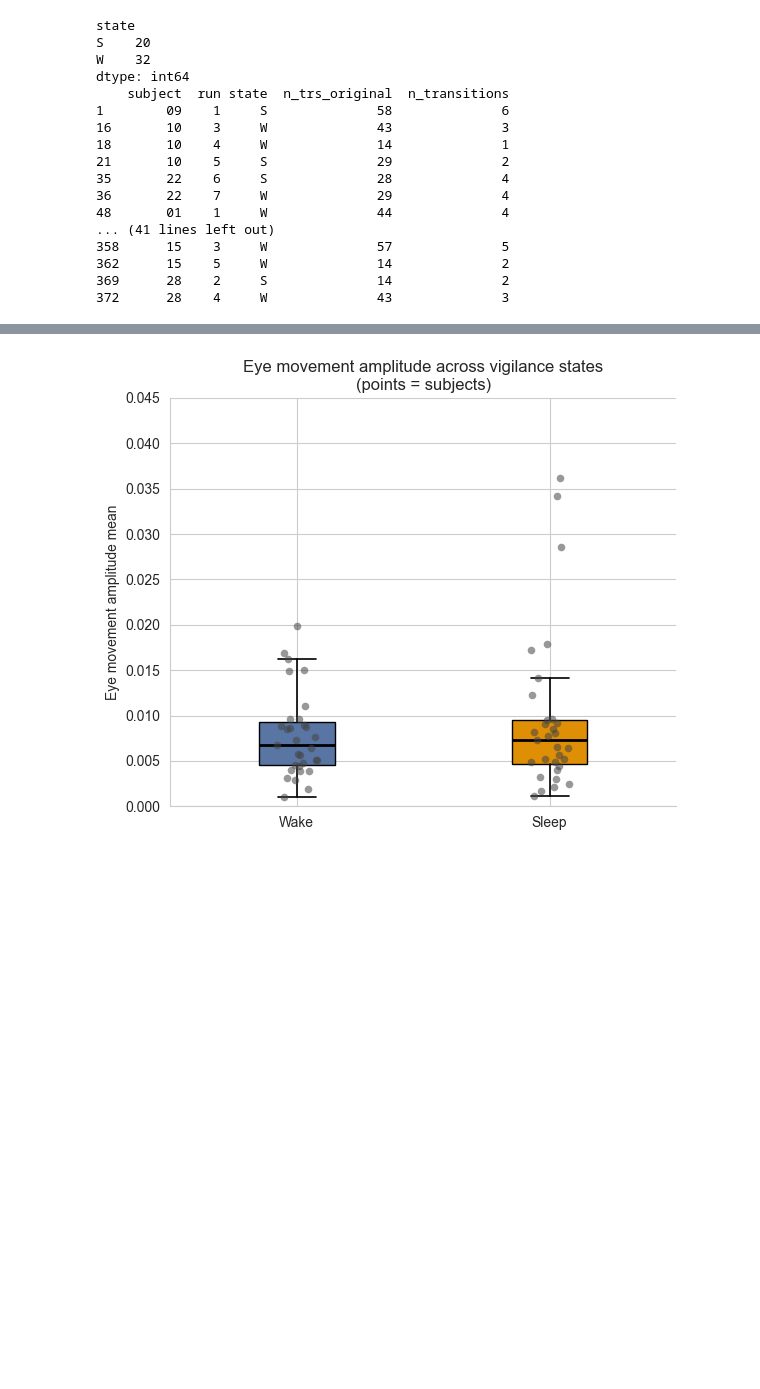
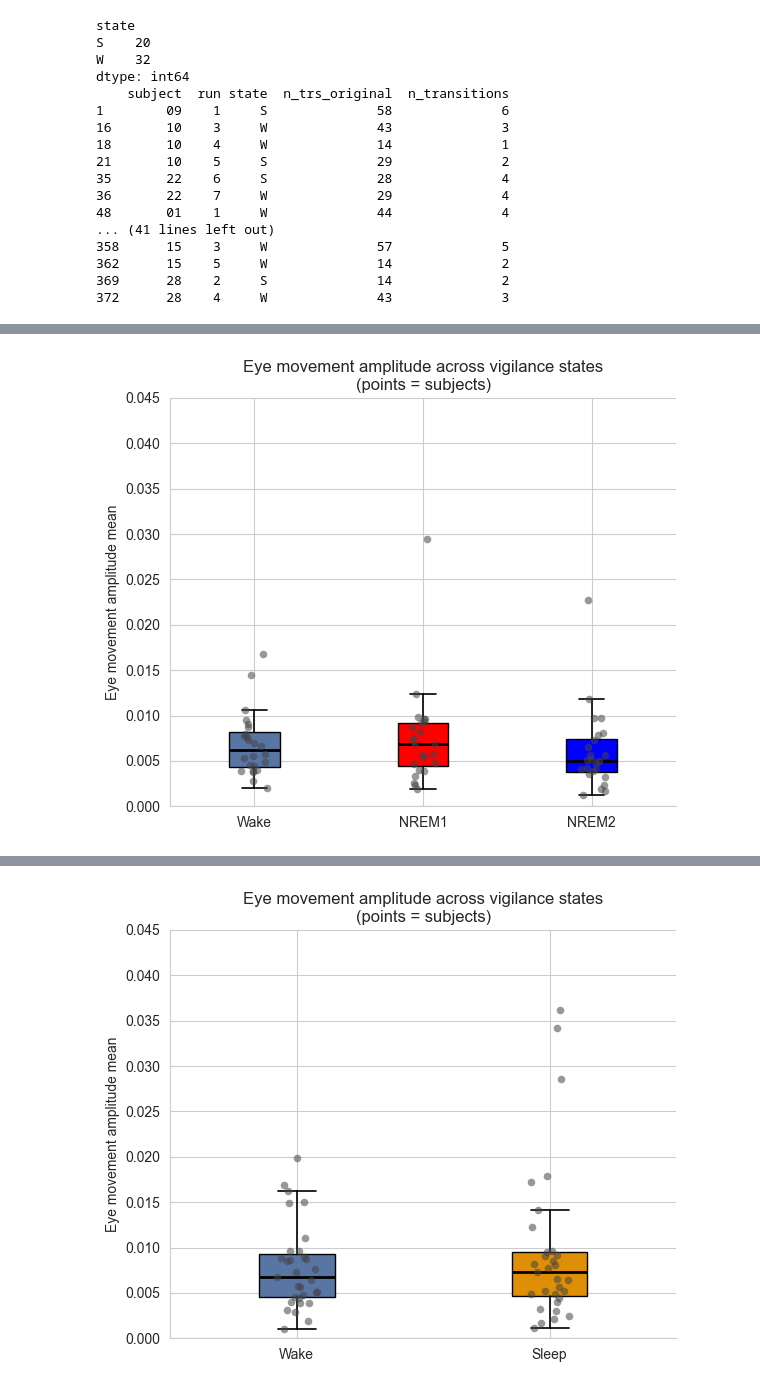
Before and after one commit to BCN-lab/sleepMReye, a Jupyter notebook: sleepmreye/notebooks/mreyemove_state_diffs.ipynb, the cells around one changed output, grey strips where cells are left out. Cells and saved outputs as stored; diff of their text form; code cells hidden in the pictures; blank space fills up the shorter version.

```diff
--- a/sleepmreye/notebooks/mreyemove_state_diffs.ipynb
+++ b/sleepmreye/notebooks/mreyemove_state_diffs.ipynb
@@ -779,0 +858,82 @@ Subjects with all three states: 20/27
+# %%
+import matplotlib.pyplot as plt
+import numpy as np
+from scipy import stats
+
+def get_state_values(subject_blocks, label, stat):
+    subjects = list(subject_blocks.keys())
+    result = []
+    for s in subjects:
+        blocks = [b for b, l in subject_blocks[s] if l == label]
+        if len(blocks) > 0:
+            result.append((s, stat(np.concatenate(blocks))))
+        else:
+            result.append((s, np.nan))
+    return result  # list of (subject, value) tuples, nan if no data
+
+state_values = {}
+for label in states:
+    state_values[label] = {s: v for s, v in get_state_values(subject_blocks_three_state, label, stat)}
+
+
+states = {"W": "Wake", "1": "NREM1", "2": "NREM2"} # "S": "Sleep",
+colors = {"W": "#5875a4ff", "1": "red", "2": "blue"} # "S": "#de8f05ff",
+
+for stat, desc in zip([np.mean, np.std, len], ["mean", "std", "len"]):
+    # Compute per-subject mean for each state
+    state_values = {}
+    for label in states:
+        state_values[label] = {s: v for s, v in get_state_values(subject_blocks_three_state, label, stat)}
+
+    fig, ax = plt.subplots(figsize=(6, 5))
+
+    # Boxplots
+    bp = ax.boxplot(
+        [np.array([v for v in state_values[l].values() if not np.isnan(v)]) for l in states],
+        positions=range(3),
+        widths=0.3,
+        patch_artist=True,
+        showfliers=False,
+        medianprops=dict(color='black', linewidth=2),
+        whiskerprops=dict(linewidth=1.2),
+        capprops=dict(linewidth=1.2),
+        flierprops=dict(marker='o', markersize=4, alpha=0.5),
+        zorder=2
+    )
+
+    for patch, label in zip(bp['boxes'], states):
+        patch.set_facecolor(colors[label])
+        patch.set_alpha(1)
+
+    # Per-subject lines
+    # subjects = list(subject_blocks_three_state.keys())
+    # for subject in subjects:
+    #     vals = [(j, state_values[l][subject]) for j, l in enumerate(states)
+    #             if not np.isnan(state_values[l][subject])]
+    #     if len(vals) > 1:
+    #         positions, values = zip(*vals)
+    #         ax.plot(positions, values, color="gray", alpha=0.2, linewidth=0.8, zorder=1)
+
+    # Jittered subject points
+    for j, label in enumerate(states):
+        valid = np.array([v for v in state_values[label].values() if not np.isnan(v)])
+        jitter = np.random.uniform(-0.08, 0.08, len(valid))
+        ax.scatter(
+            np.full(len(valid), j) + jitter,
+            valid,
+            color="#4444448c", alpha=0.55, s=30, zorder=3,
+            edgecolors='white', linewidths=0
+        )
+
+    ax.set_xticks(range(3))
+    ax.set_xticklabels(states.values())
+    ax.set_ylabel(f"Eye movement amplitude {desc}")
+    ax.set_title("Eye movement amplitude across vigilance states\n(points = subjects)")
+    ax.set_ylim(0,0.045)
+    ax.spines[["top", "right"]].set_visible(False)
+
+    plt.tight_layout()
+    plt.show()
+    fig.savefig(f"/Users/zach/2025_RA/matthias/final images/eye_voxels/{desc}_amplitude_states.svg", dpi=300)
+# %% [output]
+[figure, added]
```
Also changed, not shown: parts of 8 cells of this notebook, 10 other files.
